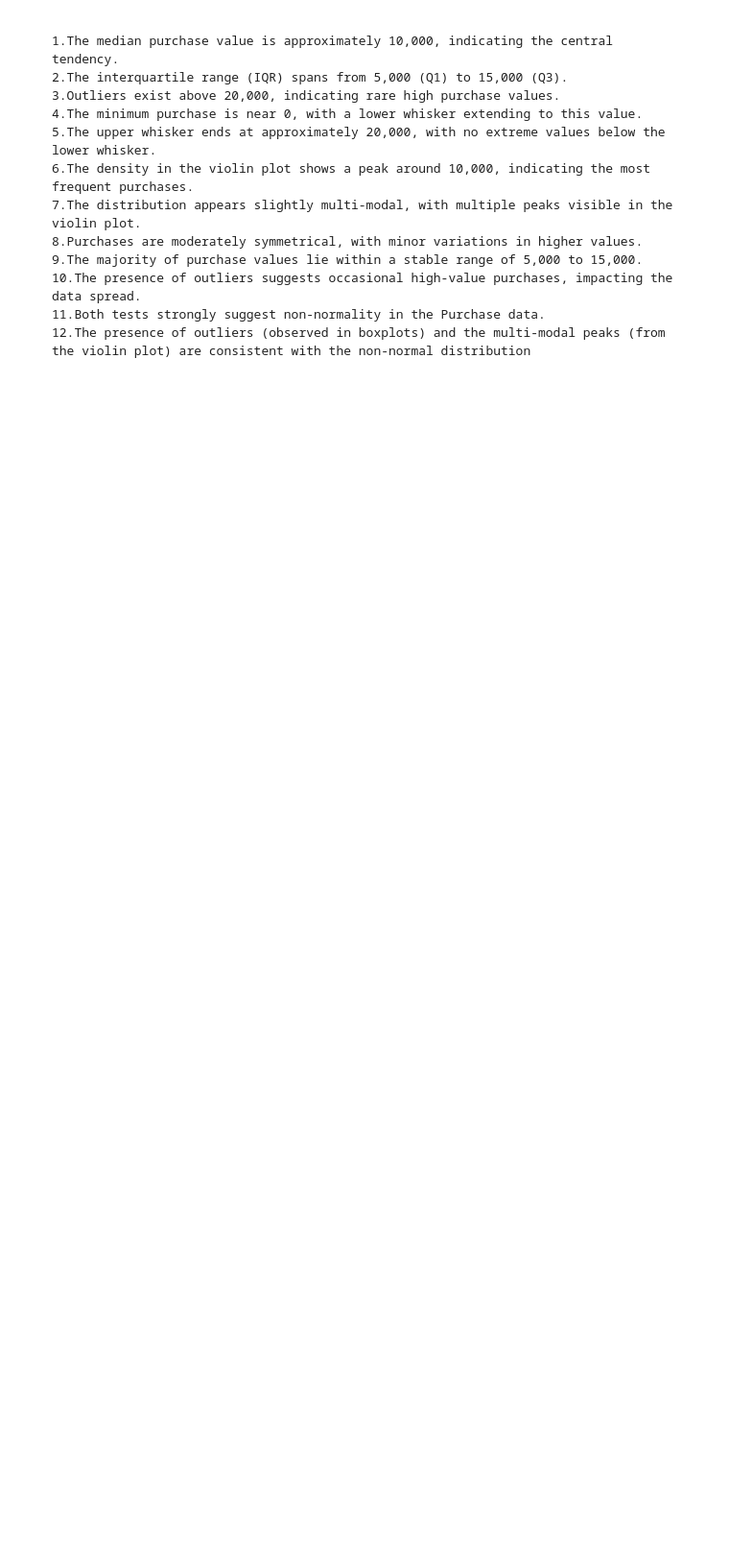
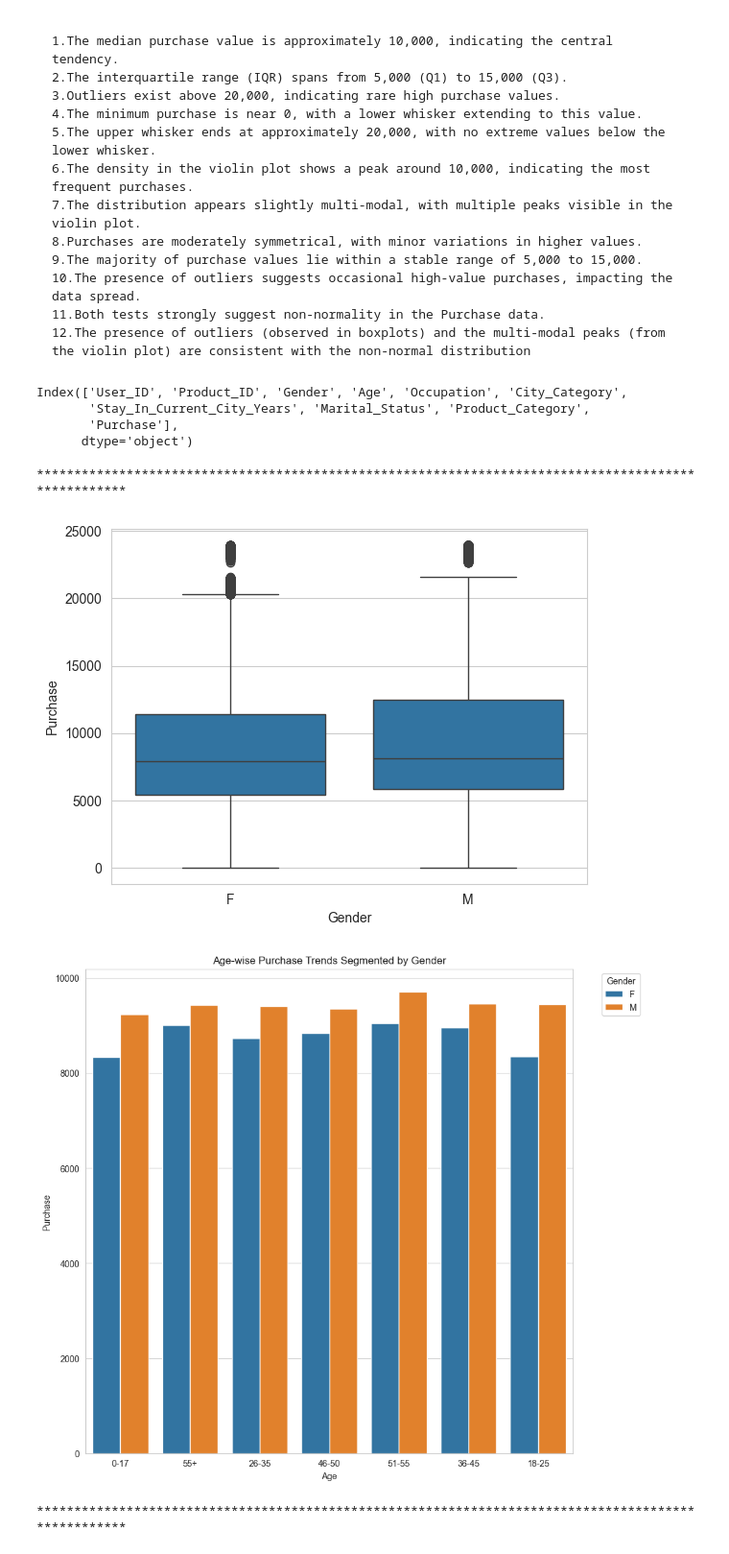
Before and after one commit to raghav29061999/case_study2, a Jupyter notebook: notebook.ipynb, the cells around one changed output. Shown at 96% size. Cells and saved outputs as stored; diff of their text form; code cells hidden in the pictures; blank space fills up the shorter version.

```diff
--- a/notebook.ipynb
+++ b/notebook.ipynb
@@ -216,3 +218,10 @@ The data does not appear to be normally distributed.
     10.The presence of outliers suggests occasional high-value purchases, impacting the data spread.
     11.Both tests strongly suggest non-normality in the Purchase data.
     12.The presence of outliers (observed in boxplots) and the multi-modal peaks (from the violin plot) are consistent with the non-normal distribution
+# %%
+print(df.columns)
+# %% [output]
+Index(['User_ID', 'Product_ID', 'Gender', 'Age', 'Occupation', 'City_Category',
+       'Stay_In_Current_City_Years', 'Marital_Status', 'Product_Category',
+       'Purchase'],
+      dtype='object')
@@ -218,0 +274,11 @@ The data does not appear to be normally distributed.
+# %%
+sns.boxplot(x=df['Gender'], y=df['Purchase'])
+print("*"*100)
+create_barplot(df =df, x_label='Age', y_label='Purchase', title_label="Age-wise Purchase Trends Segmented by Gender", estimator= "mean",hue_label="Gender")
+print("*"*100)
+create_scatterplot(df =df, x_label='Age', y_label='Purchase', title_label="Age-wise Purchase Trends Segmented by Gender", hue_label="Gender")
+# %% [output]
+****************************************************************************************************
+[figure, added]
+[figure, added]
+****************************************************************************************************
```
Also changed, not shown: parts of 6 cells of this notebook.
